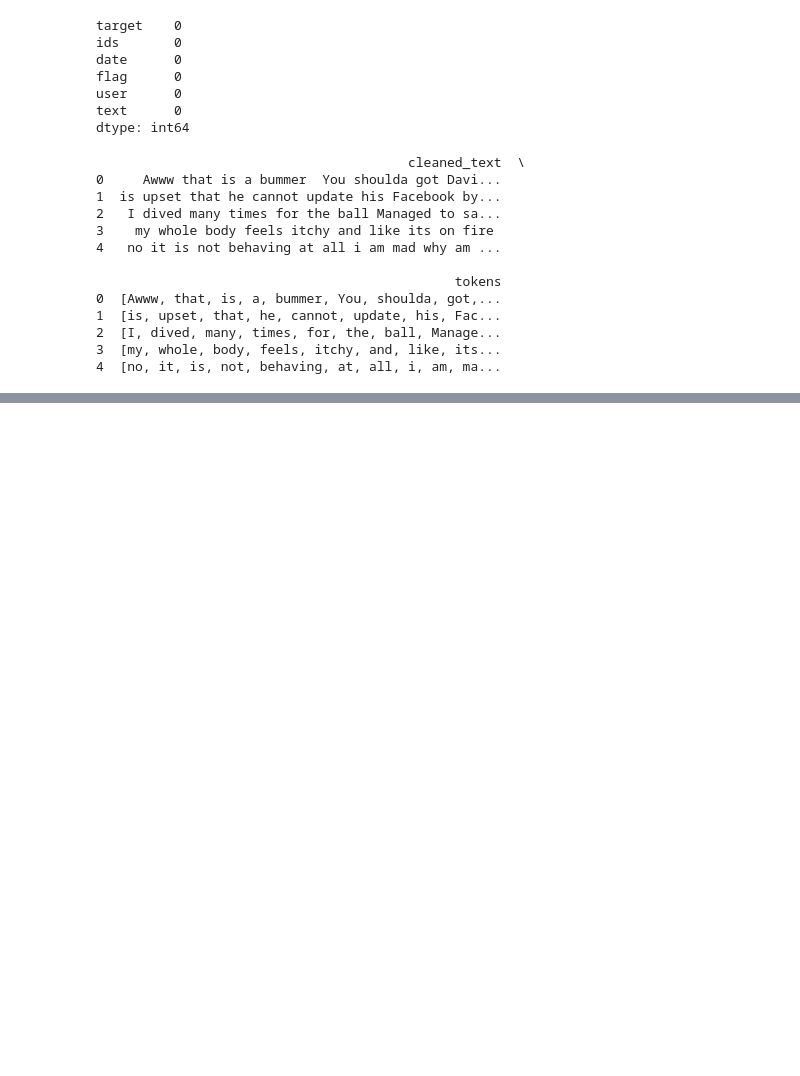
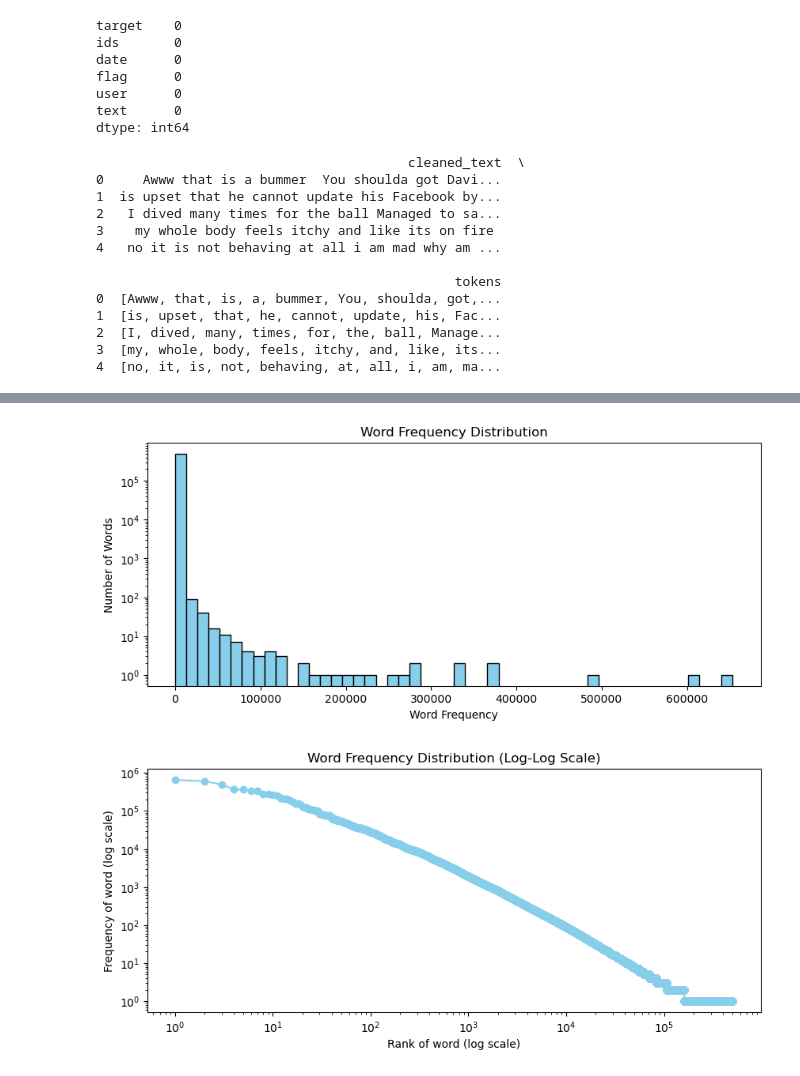
Before and after one commit to adma224/ml-cloud-pipeline-generative-tweets, a Jupyter notebook: Tweet Exploration and Data Preprocessing.ipynb, the cells around one changed output, grey strips where cells are left out. Saved outputs shown, nothing was run; the diff lists cells and outputs as text; code cells hidden in the pictures; blank space fills up the shorter version.

Commit message:
Data preprocessing and model building
Notebooks for data preprocessing, lstm and gpt2 model trainings and uploads to AWS ECR

```diff
--- a/Tweet Exploration and Data Preprocessing.ipynb
+++ b/Tweet Exploration and Data Preprocessing.ipynb
@@ -101,3 +101,20 @@ print(df[['cleaned_text', 'tokens']].head())
 # %%
 # Save the dataframe to a new CSV file
 df[['target', 'tokens']].to_csv('preprocessed_tweets.csv', index=False)
+# %%
+import ast
+
+all_tokens = []
+
+for tokens in df['tokens']:
+    all_tokens.extend(tokens)
+# %%
+from collections import Counter
+
+# Calculate the frequencies of each token
+token_frequencies = Counter(all_tokens)
+
+# Create a DataFrame from the token frequencies
+word_freq_df = pd.DataFrame(token_frequencies.items(), columns=['Word', 'Frequency']).sort_values(by='Frequency', ascending=False).reset_index(drop=True)
+
+word_freq_df
@@ -103,0 +135,24 @@ df[['target', 'tokens']].to_csv('preprocessed_tweets.csv', index=False)
+# %%
+import matplotlib.pyplot as plt
+
+# Assuming word_freq_df is your DataFrame with the word frequencies
+
+# Histogram of word frequencies
+plt.figure(figsize=(10, 4))
+plt.hist(word_freq_df['Frequency'], bins=50, color='skyblue', edgecolor='black')
+plt.title('Word Frequency Distribution')
+plt.xlabel('Word Frequency')
+plt.ylabel('Number of Words')
+plt.yscale('log')  # Use log scale for better visibility of lower frequencies
+plt.show()
+
+# Log-log plot
+plt.figure(figsize=(10, 4))
+plt.loglog(range(1, len(word_freq_df) + 1), word_freq_df['Frequency'].sort_values(ascending=False), marker='o', linestyle='-', color='skyblue')
+plt.title('Word Frequency Distribution (Log-Log Scale)')
+plt.xlabel('Rank of word (log scale)')
+plt.ylabel('Frequency of word (log scale)')
+plt.show()
+# %% [output]
+[figure, added]
+[figure, added]
```
Also changed, not shown: parts of 3 cells of this notebook, 3 other files.
